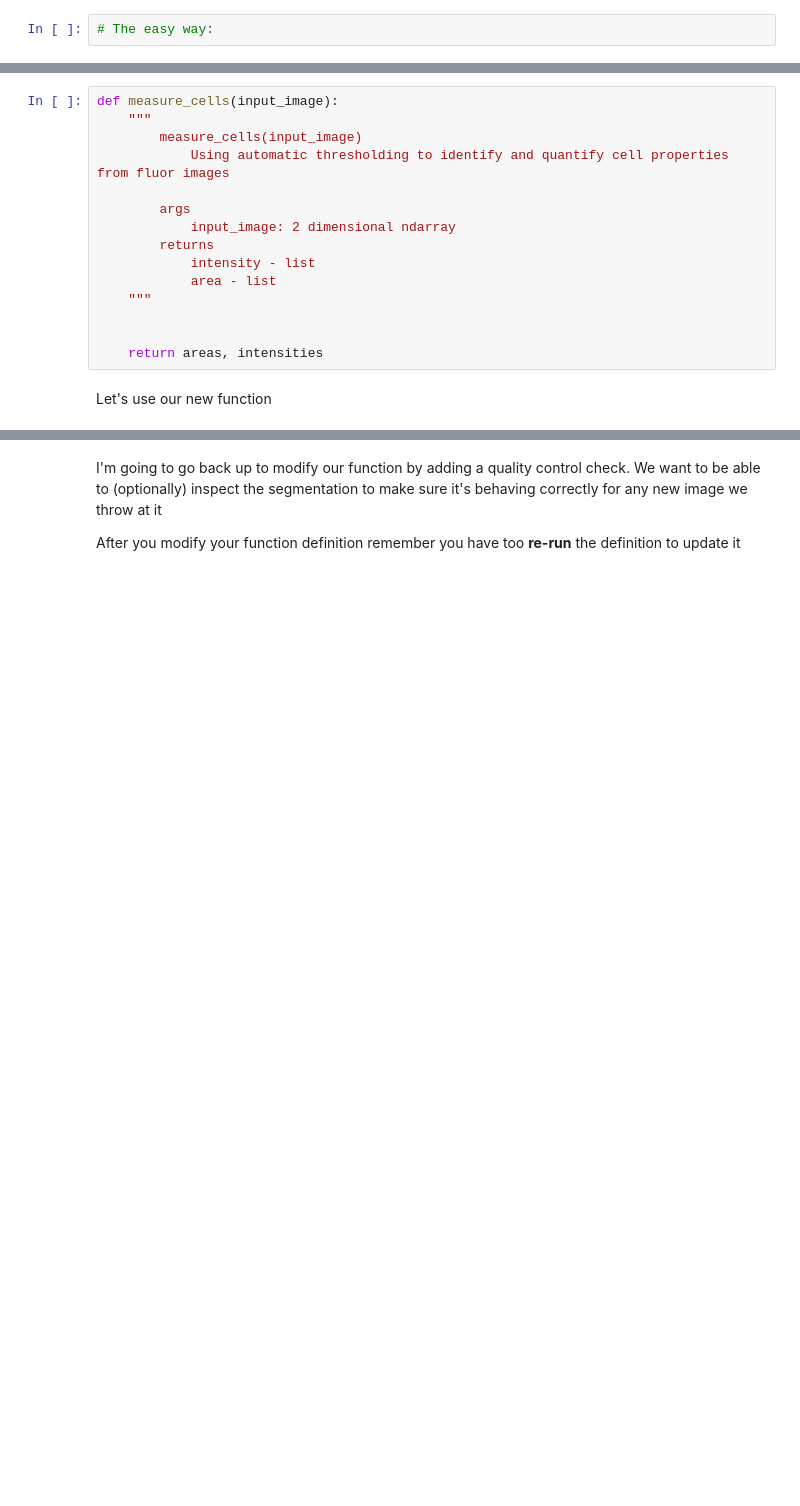
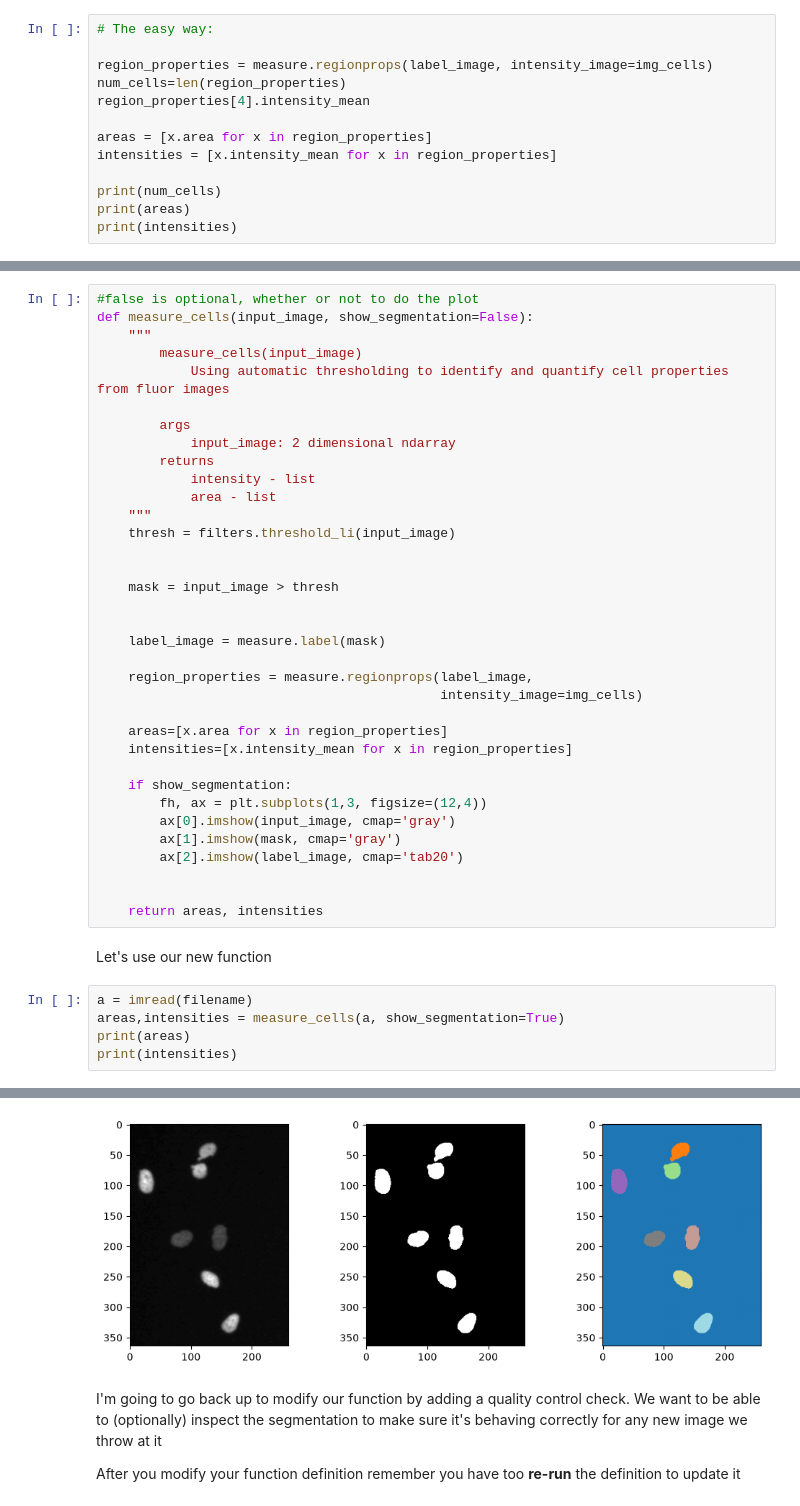
Before and after one commit to miac8/ABIO558-mia-, a Jupyter notebook: miniproject_3_blank.ipynb, the cells around one changed output, grey strips where cells are left out. Saved outputs shown, nothing was run; the diff lists cells and outputs as text; blank space fills up the shorter version.

```diff
--- a/miniproject_3_blank.ipynb
+++ b/miniproject_3_blank.ipynb
@@ -192,2 +222,13 @@ There are at least two ways to do this:
 # %%
 # The easy way:
+
+region_properties = measure.regionprops(label_image, intensity_image=img_cells)
+num_cells=len(region_properties)
+region_properties[4].intensity_mean
+
+areas = [x.area for x in region_properties]
+intensities = [x.intensity_mean for x in region_properties]
+
+print(num_cells)
+print(areas)
+print(intensities)
@@ -199,7 +244,8 @@ Take the relevant lines of code above and modify / arrange them into the body of
 
 Let's start together with **pseduocode**
 # %%
-def measure_cells(input_image):
+#false is optional, whether or not to do the plot
+def measure_cells(input_image, show_segmentation=False):
     """
         measure_cells(input_image)
             Using automatic thresholding to identify and quantify cell properties from fluor images
@@ -210,8 +256,33 @@ def measure_cells(input_image):
             intensity - list
             area - list
     """
+    thresh = filters.threshold_li(input_image)
+
+
+    mask = input_image > thresh
+
+
+    label_image = measure.label(mask)
+
+    region_properties = measure.regionprops(label_image,
+                                            intensity_image=img_cells)
+
+    areas=[x.area for x in region_properties]
+    intensities=[x.intensity_mean for x in region_properties]
+
+    if show_segmentation:
+        fh, ax = plt.subplots(1,3, figsize=(12,4))
+        ax[0].imshow(input_image, cmap='gray')
+        ax[1].imshow(mask, cmap='gray')
+        ax[2].imshow(label_image, cmap='tab20')
 
 
     return areas, intensities
 # %% [markdown]
 Let's use our new function
+# %%
+a = imread(filename)
+areas,intensities = measure_cells(a, show_segmentation=True)
+print(areas)
+print(intensities)
+# %% [output]
@@ -218,3 +291,4 @@ Let's use our new function
+[figure, added]
 # %% [markdown]
 I'm going to go back up to modify our function by adding a quality control check. We want to be able to (optionally) inspect the segmentation to make sure it's behaving correctly for any new image we throw at it
 
```
Also changed, not shown: parts of 13 cells of this notebook, 12 other files.
